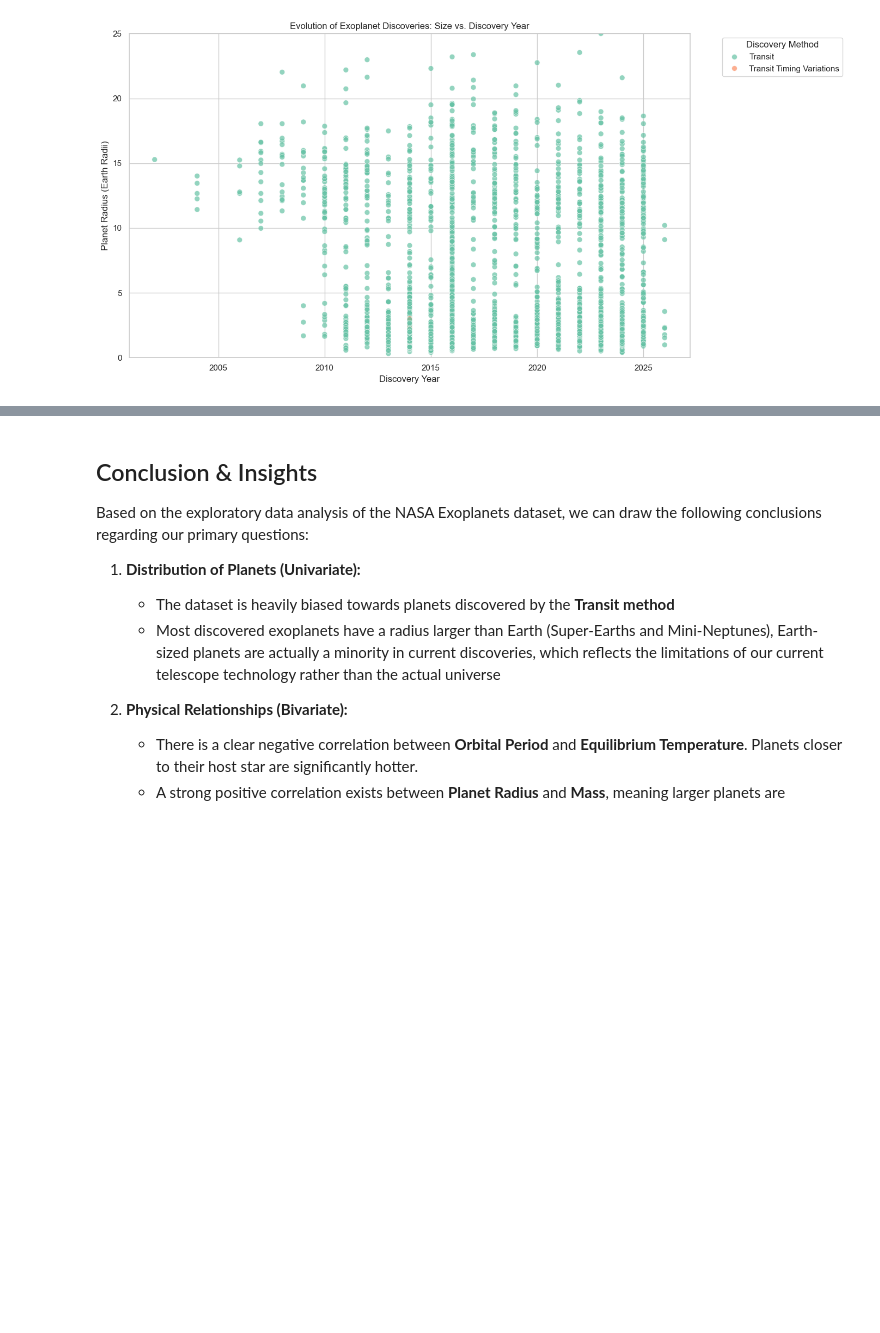
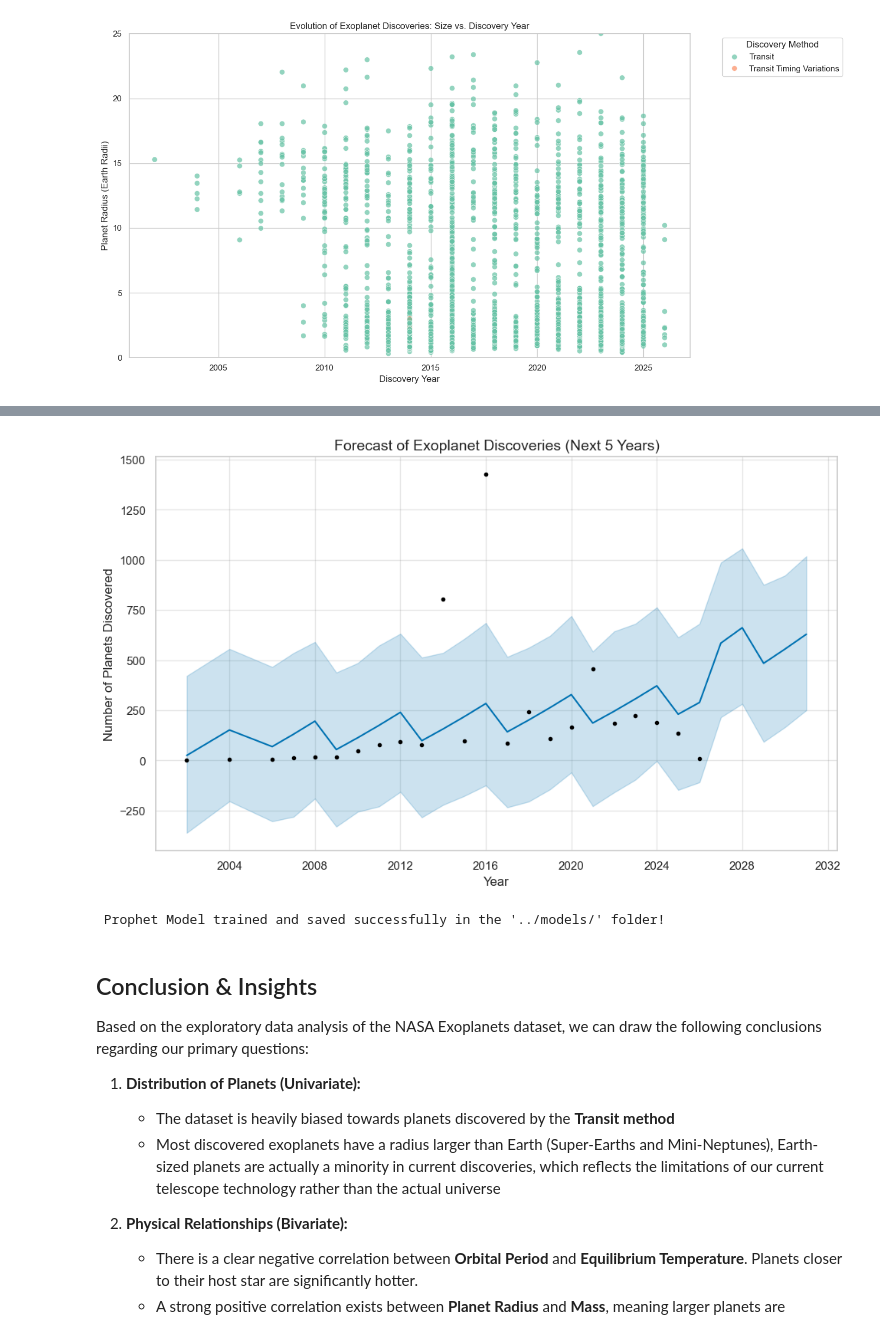
Before and after one commit to TinaYaghouti/NASA-Exoplanets-EDA, a Jupyter notebook: Nasa Exoplanets Data Analysis/NasaEDA.ipynb, the cells around one changed output, grey strips where cells are left out. Drawn from its saved outputs; the diff is of its cells as text; code cells hidden in the pictures; blank space fills up the shorter version.

Commit message:
Update notebook with Prophet forecast plot

```diff
--- a/Nasa Exoplanets Data Analysis/NasaEDA.ipynb
+++ b/Nasa Exoplanets Data Analysis/NasaEDA.ipynb
@@ -279,0 +287,12 @@ plt.show()
+# %%
+# 1. Prepare the data for Time Series
+# Group by discovery year and count the number of planets
+trend_data = df.dropna(subset=['disc_year']).groupby('disc_year').size().reset_index(name='count')
+trend_data.columns = ['ds', 'y'] # Prophet requires 'ds' (date) and 'y' (value)
+trend_data['ds'] = pd.to_datetime(trend_data['ds'], format='%Y')
+# %%
+# 2. Initialize and Train the Prophet Model
+print("Training Prophet model for Time Series Forecasting...")
+# We disable daily and weekly seasonality since we are working with yearly data
+prophet_model = Prophet(yearly_seasonality=True, daily_seasonality=False, weekly_seasonality=False)
+prophet_model.fit(trend_data)
@@ -280,3 +304,27 @@ plt.show()
+# %%
+# 3. Create a Future DataFrame for Forecasting (Next 5 years)
+future = prophet_model.make_future_dataframe(periods=5, freq='Y')
+forecast = prophet_model.predict(future)
+# %%
+# 4. Visualize the Forecast
+fig = prophet_model.plot(forecast)
+plt.title('Forecast of Exoplanet Discoveries (Next 5 Years)', fontsize=14)
+plt.xlabel('Year', fontsize=12)
+plt.ylabel('Number of Planets Discovered', fontsize=12)
+plt.show()
+# %% [output]
+[figure, added]
+# %%
+# 5. Save the Prophet model for Streamlit web app
+# Create the directory if it doesn't exist
+os.makedirs('../models', exist_ok=True)
+
+with open('../models/prophet_trend_model.pkl', 'wb') as f:
+    pickle.dump(prophet_model, f)
+
+print("\n Prophet Model trained and saved successfully in the '../models/' folder!")
+# %% [output]
+ Prophet Model trained and saved successfully in the '../models/' folder!
 # %% [markdown]
 ## Conclusion & Insights
 
```
Also changed, not shown: parts of 3 cells of this notebook.
